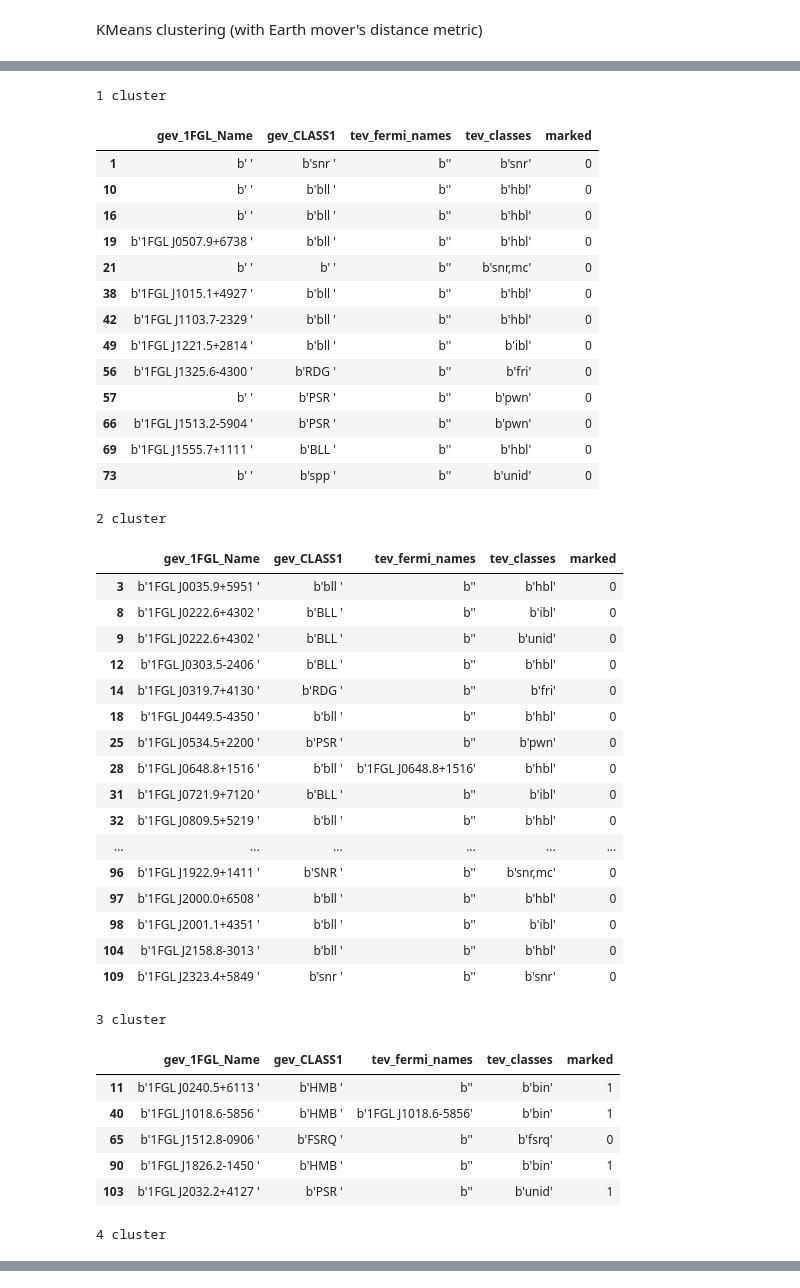
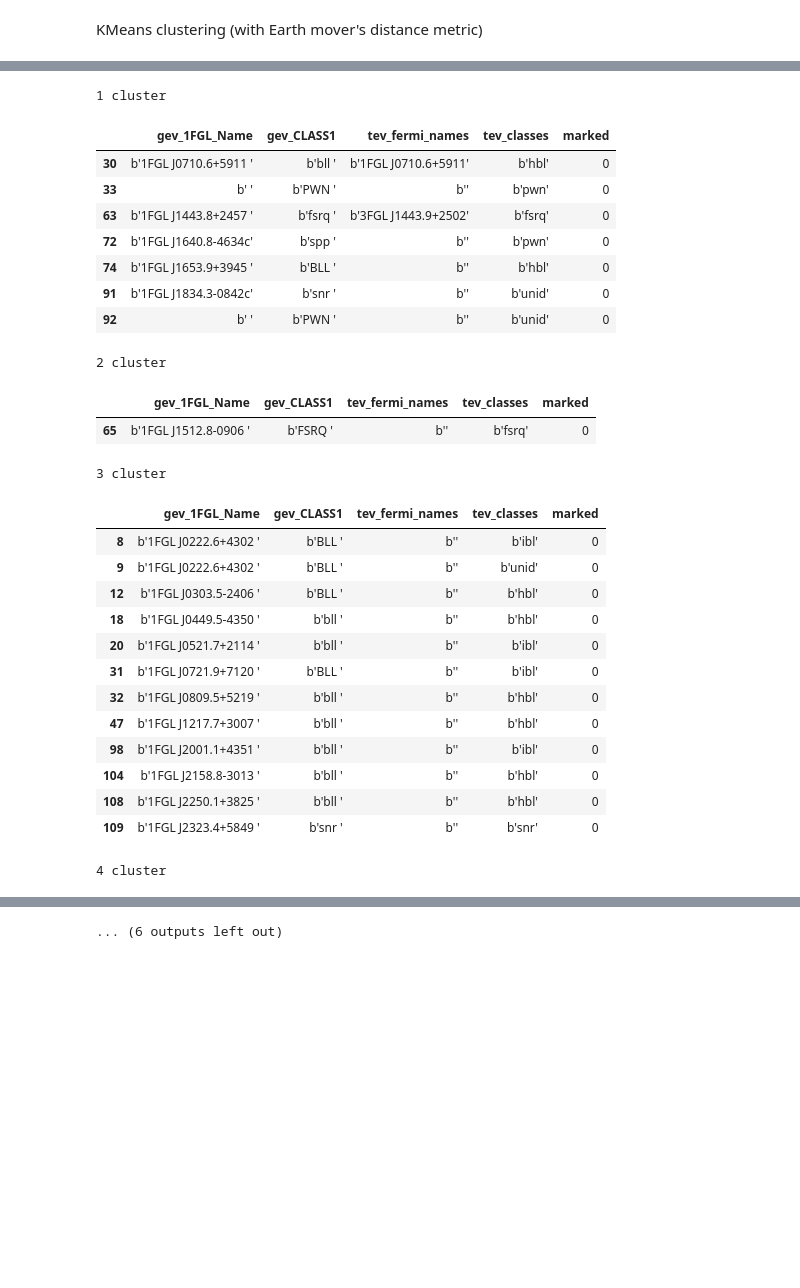
Before and after one commit to anaderi/gamma-bins, a Jupyter notebook: spectrums/gevtev_Spectra_EM_distance.ipynb, the cells around one changed output, grey strips where cells are left out. Saved outputs shown, nothing was run; the diff lists cells and outputs as text; code cells hidden in the pictures; blank space fills up the shorter version.

```diff
--- a/spectrums/gevtev_Spectra_EM_distance.ipynb
+++ b/spectrums/gevtev_Spectra_EM_distance.ipynb
@@ -96,5 +116,5 @@ plt.show()
 # %%
-n = 6
+n = 9
 
 kmeans = cluster.KMeans(n_clusters=n, random_state=42)
 cluster_labels = kmeans.fit_predict(spectra_distances)
@@ -124,43 +145,29 @@ for i in range(n):
 | 106 | b'1FGL J2229.0+6114 ' | b'PSR ' | b'' | b'pwn,snr' | 0 |
 1 cluster
 |  | gev_1FGL_Name | gev_CLASS1 | tev_fermi_names | tev_classes | marked |
-| 1 | b' ' | b'snr ' | b'' | b'snr' | 0 |
-| 10 | b' ' | b'bll ' | b'' | b'hbl' | 0 |
-| 16 | b' ' | b'bll ' | b'' | b'hbl' | 0 |
-| 19 | b'1FGL J0507.9+6738 ' | b'bll ' | b'' | b'hbl' | 0 |
-| 21 | b' ' | b' ' | b'' | b'snr,mc' | 0 |
-| 38 | b'1FGL J1015.1+4927 ' | b'bll ' | b'' | b'hbl' | 0 |
-| 42 | b'1FGL J1103.7-2329 ' | b'bll ' | b'' | b'hbl' | 0 |
-| 49 | b'1FGL J1221.5+2814 ' | b'bll ' | b'' | b'ibl' | 0 |
-| 56 | b'1FGL J1325.6-4300 ' | b'RDG ' | b'' | b'fri' | 0 |
-| 57 | b' ' | b'PSR ' | b'' | b'pwn' | 0 |
-| 66 | b'1FGL J1513.2-5904 ' | b'PSR ' | b'' | b'pwn' | 0 |
-| 69 | b'1FGL J1555.7+1111 ' | b'BLL ' | b'' | b'hbl' | 0 |
-| 73 | b' ' | b'spp ' | b'' | b'unid' | 0 |
+| 30 | b'1FGL J0710.6+5911 ' | b'bll ' | b'1FGL J0710.6+5911' | b'hbl' | 0 |
+| 33 | b' ' | b'PWN ' | b'' | b'pwn' | 0 |
+| 63 | b'1FGL J1443.8+2457 ' | b'fsrq ' | b'3FGL J1443.9+2502' | b'fsrq' | 0 |
+| 72 | b'1FGL J1640.8-4634c' | b'spp ' | b'' | b'pwn' | 0 |
+| 74 | b'1FGL J1653.9+3945 ' | b'BLL ' | b'' | b'hbl' | 0 |
+| 91 | b'1FGL J1834.3-0842c' | b'snr ' | b'' | b'unid' | 0 |
+| 92 | b' ' | b'PWN ' | b'' | b'unid' | 0 |
 2 cluster
 |  | gev_1FGL_Name | gev_CLASS1 | tev_fermi_names | tev_classes | marked |
-| 3 | b'1FGL J0035.9+5951 ' | b'bll ' | b'' | b'hbl' | 0 |
-| 8 | b'1FGL J0222.6+4302 ' | b'BLL ' | b'' | b'ibl' | 0 |
-| 9 | b'1FGL J0222.6+4302 ' | b'BLL ' | b'' | b'unid' | 0 |
-| 12 | b'1FGL J0303.5-2406 ' | b'BLL ' | b'' | b'hbl' | 0 |
-| 14 | b'1FGL J0319.7+4130 ' | b'RDG ' | b'' | b'fri' | 0 |
-| 18 | b'1FGL J0449.5-4350 ' | b'bll ' | b'' | b'hbl' | 0 |
-| 25 | b'1FGL J0534.5+2200 ' | b'PSR ' | b'' | b'pwn' | 0 |
-| 28 | b'1FGL J0648.8+1516 ' | b'bll ' | b'1FGL J0648.8+1516' | b'hbl' | 0 |
-| 31 | b'1FGL J0721.9+7120 ' | b'BLL ' | b'' | b'ibl' | 0 |
-| 32 | b'1FGL J0809.5+5219 ' | b'bll ' | b'' | b'hbl' | 0 |
-| ... | ... | ... | ... | ... | ... |
-| 96 | b'1FGL J1922.9+1411 ' | b'SNR ' | b'' | b'snr,mc' | 0 |
-| 97 | b'1FGL J2000.0+6508 ' | b'bll ' | b'' | b'hbl' | 0 |
-| 98 | b'1FGL J2001.1+4351 ' | b'bll ' | b'' | b'ibl' | 0 |
-| 104 | b'1FGL J2158.8-3013 ' | b'bll ' | b'' | b'hbl' | 0 |
-| 109 | b'1FGL J2323.4+5849 ' | b'snr ' | b'' | b'snr' | 0 |
+| 65 | b'1FGL J1512.8-0906 ' | b'FSRQ ' | b'' | b'fsrq' | 0 |
 3 cluster
 |  | gev_1FGL_Name | gev_CLASS1 | tev_fermi_names | tev_classes | marked |
-| 11 | b'1FGL J0240.5+6113 ' | b'HMB ' | b'' | b'bin' | 1 |
-| 40 | b'1FGL J1018.6-5856 ' | b'HMB ' | b'1FGL J1018.6-5856' | b'bin' | 1 |
-| 65 | b'1FGL J1512.8-0906 ' | b'FSRQ ' | b'' | b'fsrq' | 0 |
-| 90 | b'1FGL J1826.2-1450 ' | b'HMB ' | b'' | b'bin' | 1 |
-| 103 | b'1FGL J2032.2+4127 ' | b'PSR ' | b'' | b'unid' | 1 |
+| 8 | b'1FGL J0222.6+4302 ' | b'BLL ' | b'' | b'ibl' | 0 |
+| 9 | b'1FGL J0222.6+4302 ' | b'BLL ' | b'' | b'unid' | 0 |
+| 12 | b'1FGL J0303.5-2406 ' | b'BLL ' | b'' | b'hbl' | 0 |
+| 18 | b'1FGL J0449.5-4350 ' | b'bll ' | b'' | b'hbl' | 0 |
+| 20 | b'1FGL J0521.7+2114 ' | b'bll ' | b'' | b'ibl' | 0 |
+| 31 | b'1FGL J0721.9+7120 ' | b'BLL ' | b'' | b'ibl' | 0 |
+| 32 | b'1FGL J0809.5+5219 ' | b'bll ' | b'' | b'hbl' | 0 |
+| 47 | b'1FGL J1217.7+3007 ' | b'bll ' | b'' | b'hbl' | 0 |
+| 98 | b'1FGL J2001.1+4351 ' | b'bll ' | b'' | b'ibl' | 0 |
+| 104 | b'1FGL J2158.8-3013 ' | b'bll ' | b'' | b'hbl' | 0 |
+| 108 | b'1FGL J2250.1+3825 ' | b'bll ' | b'' | b'hbl' | 0 |
+| 109 | b'1FGL J2323.4+5849 ' | b'snr ' | b'' | b'snr' | 0 |
 4 cluster
 |  | gev_1FGL_Name | gev_CLASS1 | tev_fermi_names | tev_classes | marked |
@@ -200,0 +200 @@ for i in range(n):
+... (6 outputs left out)
```
Also changed, not shown: parts of 4 cells of this notebook, 9 other files.
